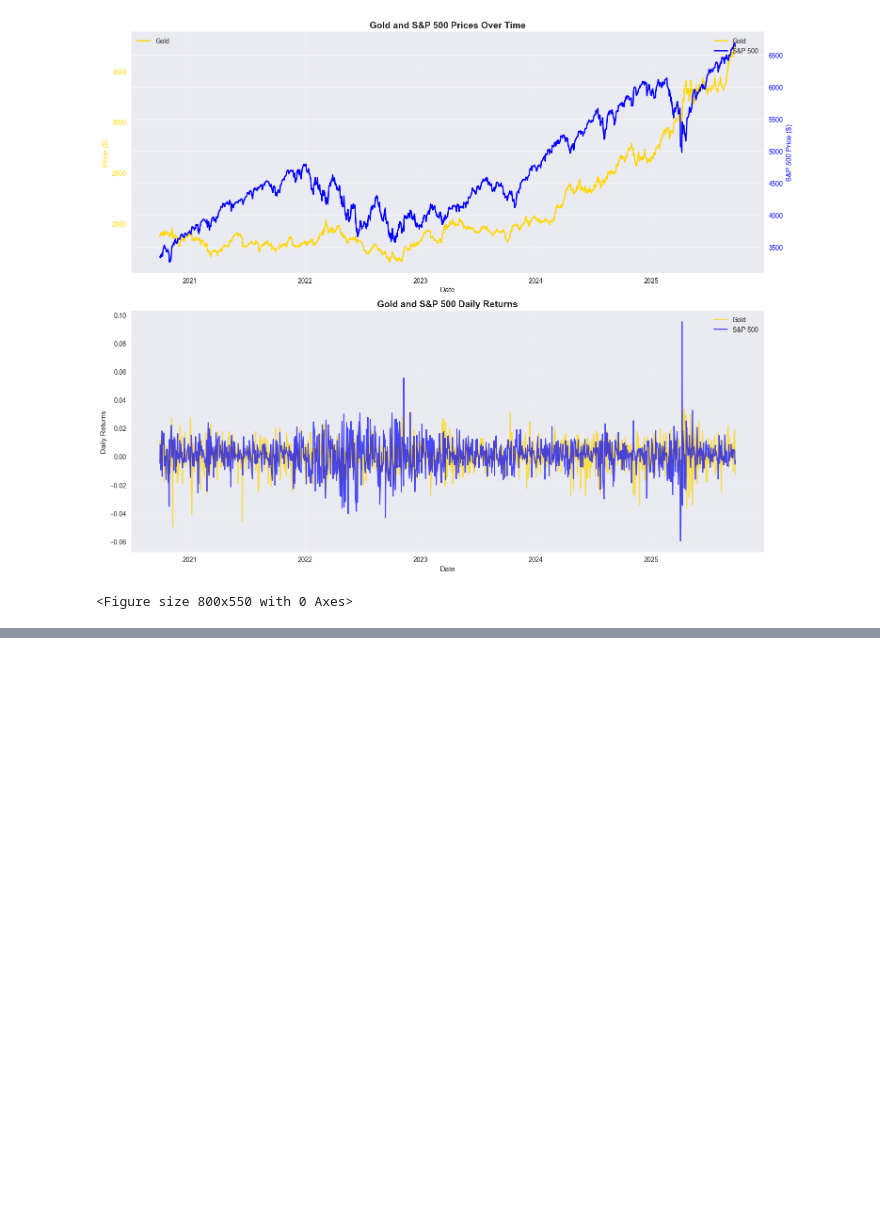
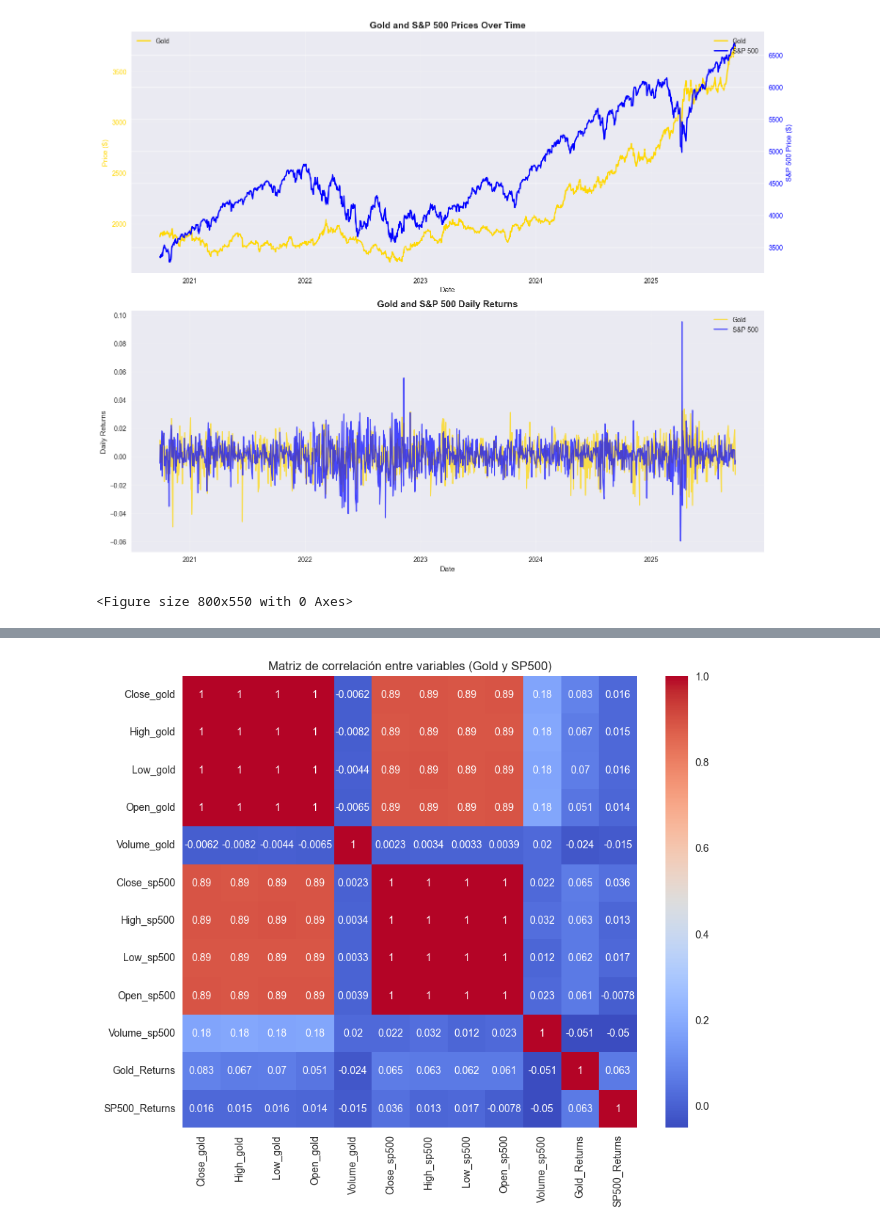
Before and after one commit to octaviodiego78/proyecto-cd-equipo-dji, a Jupyter notebook: notebooks/01_eda_inicial.ipynb, the cells around one changed output, grey strips where cells are left out. Saved outputs shown, nothing was run; the diff lists cells and outputs as text; code cells hidden in the pictures; blank space fills up the shorter version.

```diff
--- a/notebooks/01_eda_inicial.ipynb
+++ b/notebooks/01_eda_inicial.ipynb
@@ -124,0 +163,3 @@ plt.subplots_adjust(bottom=0.3)  # Make room for the text
+# %%
+numeric_cols = df.select_dtypes(include=["float64", "int64"]).columns
+df_num = df[numeric_cols].copy()
@@ -124,0 +186,10 @@ plt.subplots_adjust(bottom=0.3)  # Make room for the text
+# %%
+import seaborn as sns
+import matplotlib.pyplot as plt
+
+plt.figure(figsize=(10,8))
+sns.heatmap(df_num.corr(), annot=True, cmap="coolwarm")
+plt.title("Matriz de correlación entre variables (Gold y SP500)")
+plt.show()
+# %% [output]
+[figure, added]
```
Also changed, not shown: parts of 11 cells of this notebook.
